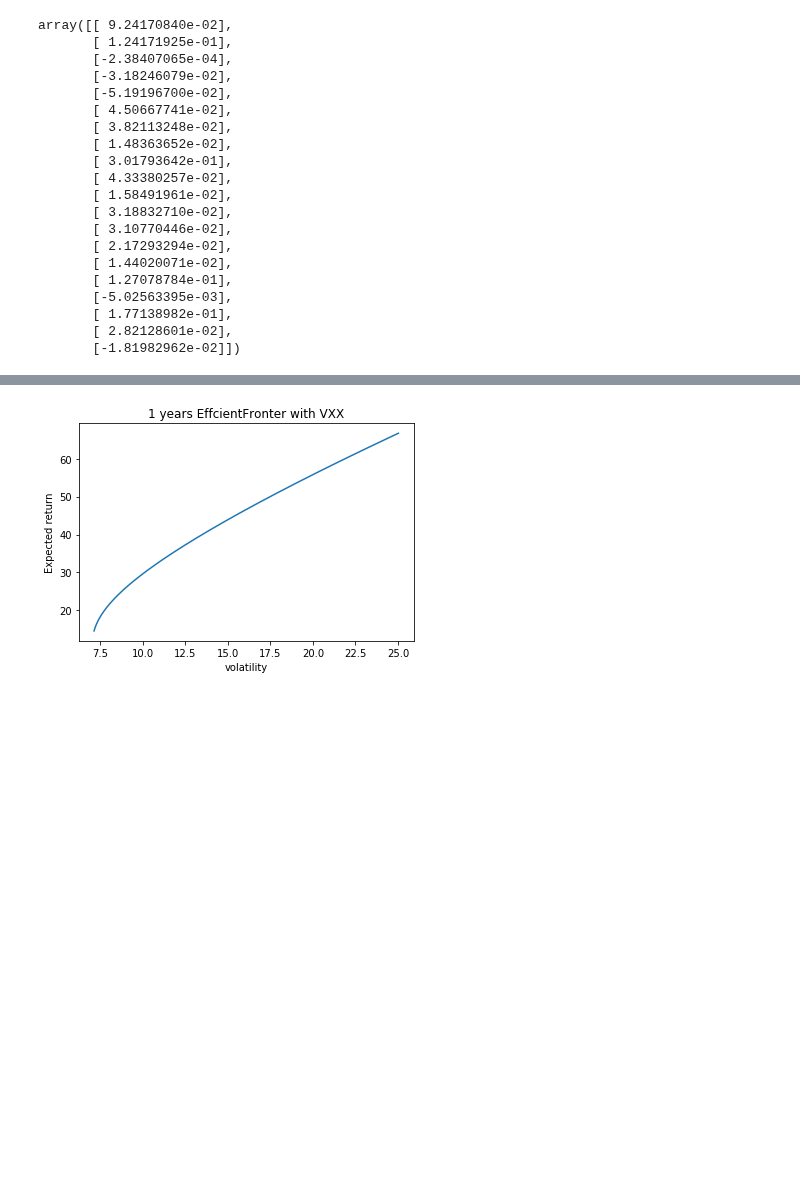
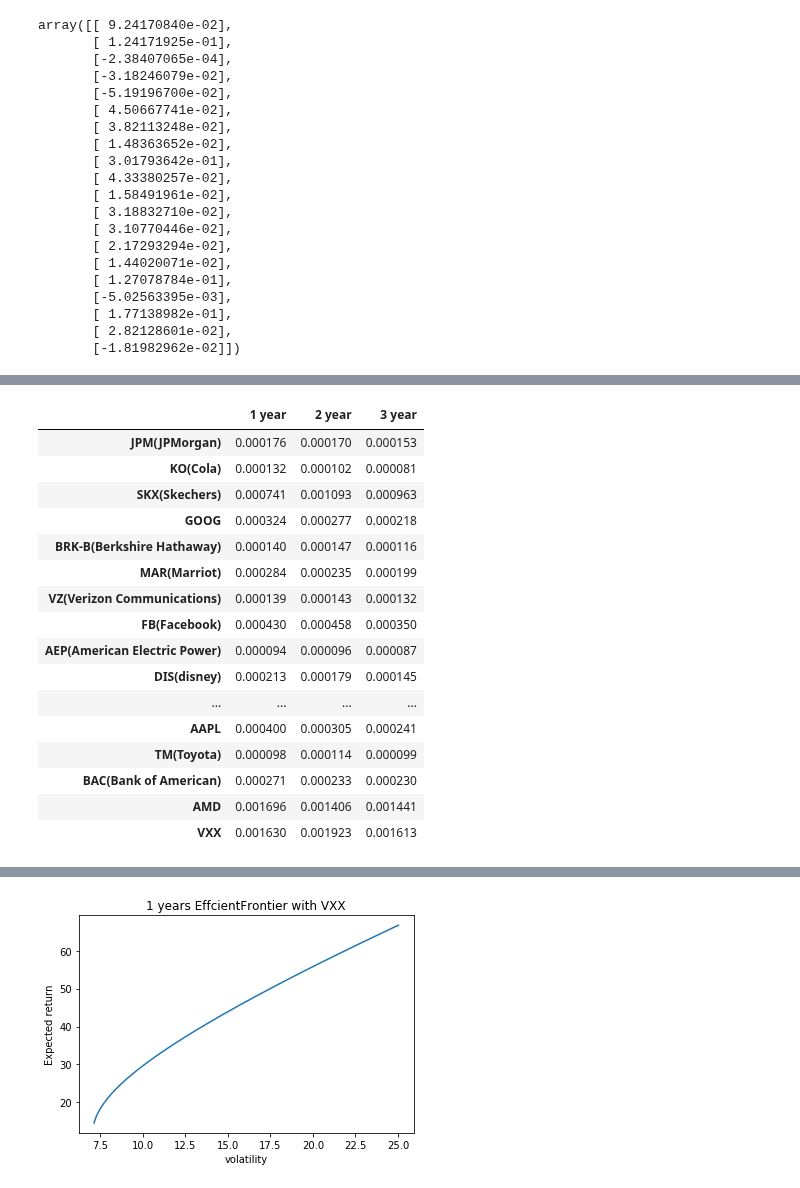
Before and after one commit to wuchenyu38/MA574_Portfolio-Valuation-and-Risk-Management, a Jupyter notebook: src/Markowitz2.ipynb, the cells around one changed output, grey strips where cells are left out. Cells and saved outputs as stored; diff of their text form; code cells hidden in the pictures; blank space fills up the shorter version.

```diff
--- a/src/Markowitz2.ipynb
+++ b/src/Markowitz2.ipynb
@@ -208,0 +244,24 @@ R_copy['VXX'] = np.array([((vxx['Adj Close'][j]/vxx['Adj Close'][j-1])-1) for j
+# %%
+R_var = pd.DataFrame()
+R_var["1 year"] = R_copy[break_points[2]:break_points[3]].var()
+R_var["2 year"] = R_copy[break_points[1]:break_points[3]].var()
+R_var["3 year"] = R_copy[break_points[0]:break_points[3]].var()
+R_var
+# %% [output]
+|  | 1 year | 2 year | 3 year |
+| JPM(JPMorgan) | 0.000176 | 0.000170 | 0.000153 |
+| KO(Cola) | 0.000132 | 0.000102 | 0.000081 |
+| SKX(Skechers) | 0.000741 | 0.001093 | 0.000963 |
+| GOOG | 0.000324 | 0.000277 | 0.000218 |
+| BRK-B(Berkshire Hathaway) | 0.000140 | 0.000147 | 0.000116 |
+| MAR(Marriot) | 0.000284 | 0.000235 | 0.000199 |
+| VZ(Verizon Communications) | 0.000139 | 0.000143 | 0.000132 |
+| FB(Facebook) | 0.000430 | 0.000458 | 0.000350 |
+| AEP(American Electric Power) | 0.000094 | 0.000096 | 0.000087 |
+| DIS(disney) | 0.000213 | 0.000179 | 0.000145 |
+| ... | ... | ... | ... |
+| AAPL | 0.000400 | 0.000305 | 0.000241 |
+| TM(Toyota) | 0.000098 | 0.000114 | 0.000099 |
+| BAC(Bank of American) | 0.000271 | 0.000233 | 0.000230 |
+| AMD | 0.001696 | 0.001406 | 0.001441 |
+| VXX | 0.001630 | 0.001923 | 0.001613 |
```
Also changed, not shown: parts of 11 cells of this notebook.
